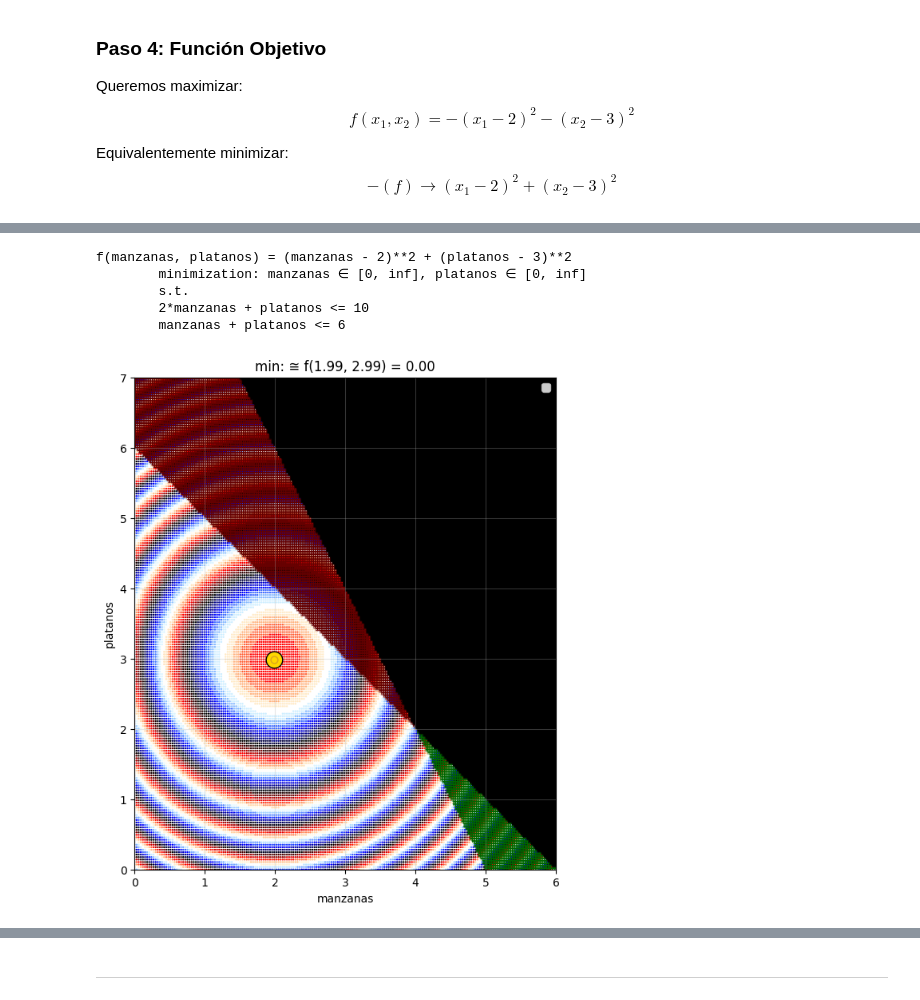
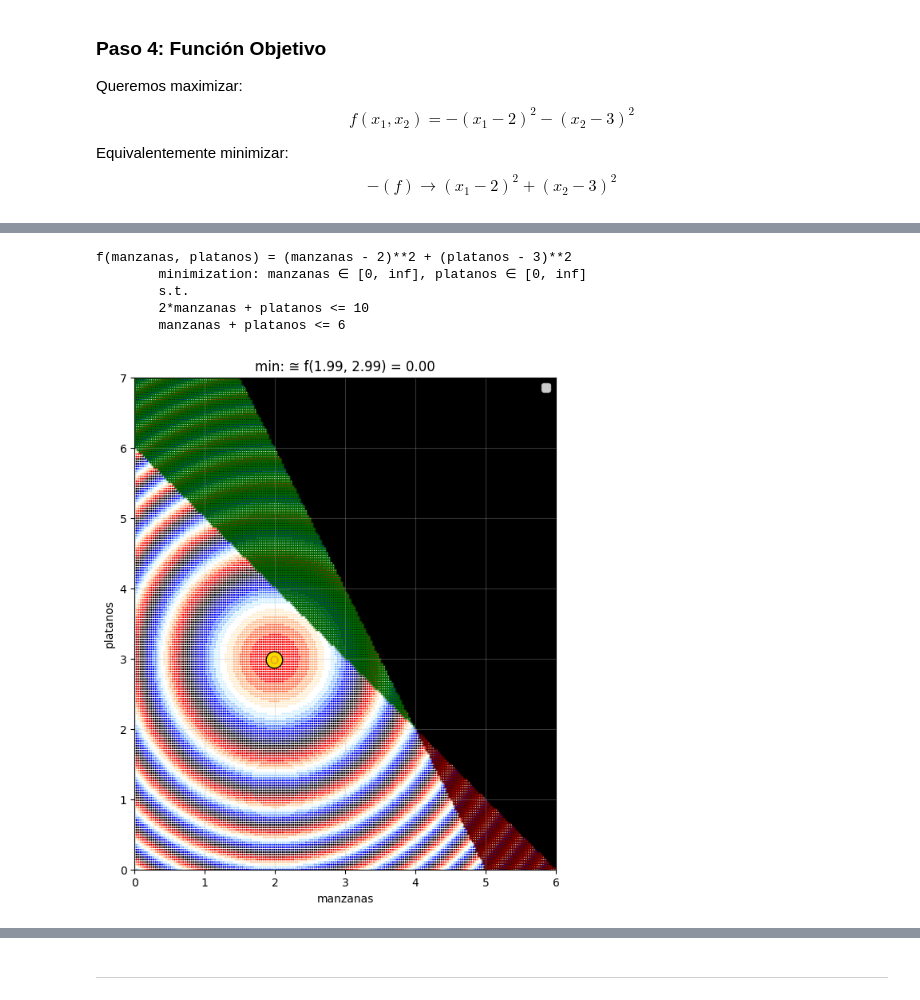
Before and after one commit to JulTob/Optimization, a Jupyter notebook: Optimizacion_C2.ipynb, the cells around one changed output, grey strips where cells are left out. Saved outputs shown, nothing was run; the diff lists cells and outputs as text; code cells hidden in the pictures.

```diff
--- a/Optimizacion_C2.ipynb
+++ b/Optimizacion_C2.ipynb
@@ -318,15 +318,15 @@ class Optimization:
 
     def plot(self,
              resolution=200,
-             cmap_obj=None,
+             palette=None,
              numeric = "Real"):
         import numpy as np
         import matplotlib.pyplot as plt
         import sympy as sym
         from matplotlib.colors import rgb_to_hsv, hsv_to_rgb
         dot_alpha = 1
-        if cmap_obj is None:
-            cmap_obj = "gray"
+        if palette is None:
+            palette = "gray"
             dot_alpha = 0.7
 
 
@@ -377,8 +377,8 @@ class Optimization:
 
         # Colores base en RGB (0–1)
         colors_rgb = np.array([
+            [0.0, 1.0, 0.0],  # Green
             [1.0, 0.0, 0.0],  # Red
-            [0.0, 1.0, 0.0],  # Green
             [0.0, 0.0, 1.0],  # Blue
             [1.0, 1.0, 0.0],  # Yellow
             [1.0, 0.0, 1.0],  # Magenta
@@ -450,7 +450,7 @@ class Optimization:
         ax.scatter(X.flatten(), Y.flatten(),
                 s=R.flatten(),
                 c=Z.flatten(),
-                cmap=cmap_obj,
+                cmap=palette,
                 edgecolors="none",
                 alpha=dot_alpha)
 
@@ -494,7 +494,7 @@ class Optimization:
 
     def field(self,
               resolution=200,
-              cmap_obj=None,
+              palette=None,
               numeric="Real"):
         import numpy as np
         import matplotlib.pyplot as plt
@@ -502,8 +502,8 @@ class Optimization:
         from matplotlib.colors import rgb_to_hsv, hsv_to_rgb
 
         dot_alpha = 1
-        if cmap_obj is None:
-            cmap_obj = "gray"
+        if palette is None:
+            palette = "gray"
             dot_alpha = 0.7
 
         # === 1. Variables: límites de dominio ===
@@ -552,8 +552,8 @@ class Optimization:
         fig, ax = plt.subplots(figsize=(8, 8))
 
         colors_rgb = np.array([
+            [0.0, 1.0, 0.0],  # Green
             [1.0, 0.0, 0.0],  # Red
-            [0.0, 1.0, 0.0],  # Green
             [0.0, 0.0, 1.0],  # Blue
             [1.0, 1.0, 0.0],  # Yellow
             [1.0, 0.0, 1.0],  # Magenta
@@ -652,7 +652,7 @@ class Optimization:
             U[::step, ::step],
             V[::step, ::step],
             Z[::step, ::step],       # color segón f(x,y)
-            cmap=cmap_obj,
+            cmap=palette,
             alpha=dot_alpha,
             angles="xy",
             scale_units="xy",
@@ -799,24 +799,24 @@ $$
 # %%
 a = Decision("manzanas")
 b = Decision("platanos")
 
 P = Optimization([a, b])
 P[2*a() + b() <= 10]
 P[a() + b() <= 6]
 f = ((a()-2)**2 + (b()-3)**2)
 P.set_objetivo(f, kind="min")
 print(P)
 
 a.set_upper(6) # Establecer el límite superior de x1 a 6
 b.set_upper(7) # Establecer el límite superior de x2 a 7
-P.plot(cmap_obj="flag")
+P.plot(palette="flag")
 # %% [output]
 f(manzanas, platanos) = (manzanas - 2)**2 + (platanos - 3)**2
         minimization: manzanas ∈ [0, inf], platanos ∈ [0, inf]
         s.t.
         2*manzanas + platanos <= 10
         manzanas + platanos <= 6
-[figure, old version]
+[figure, new version]
 # %%
 def classify_point(H, point):
     H_eval = H.subs(point)
```
Also changed, not shown: parts of 54 cells of this notebook.
